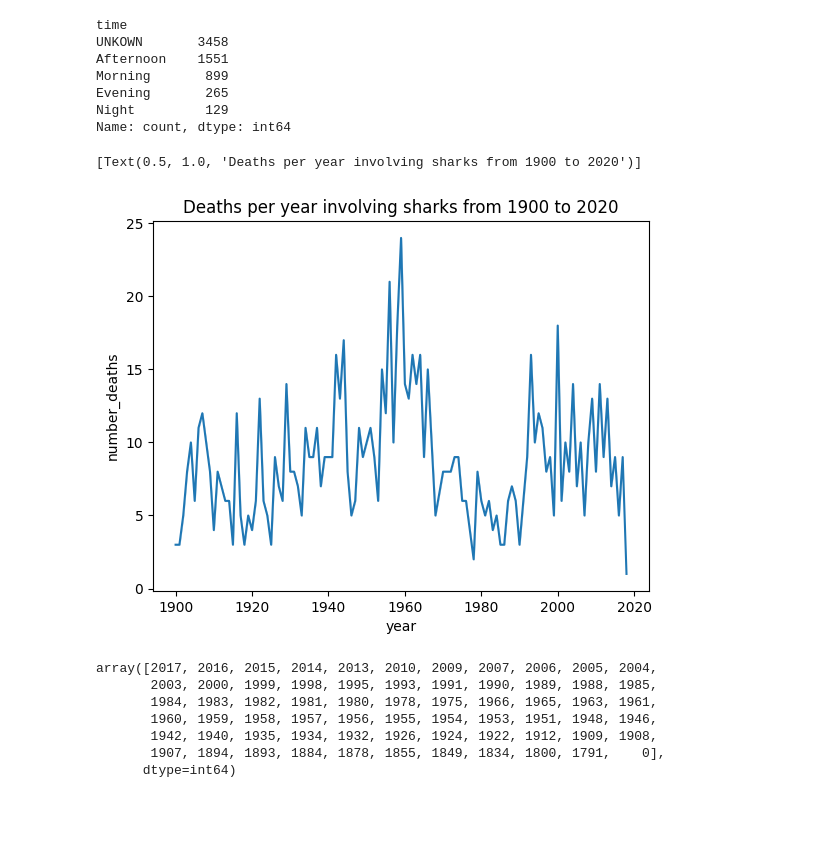
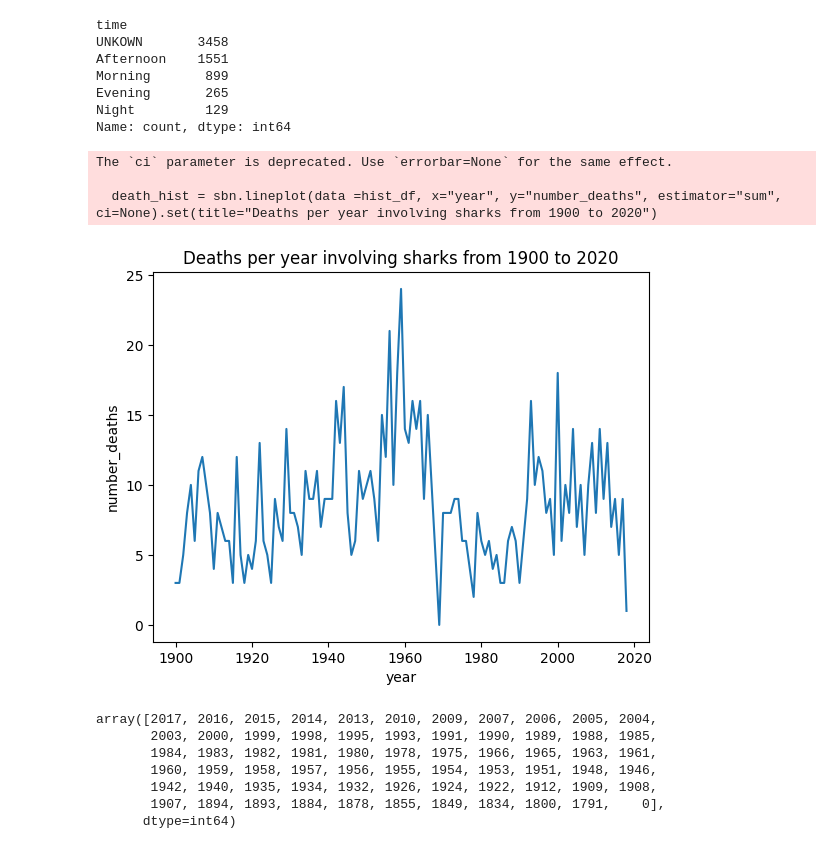
Before and after one commit to paulaRMachado/Jaws-EDA, a Jupyter notebook: JAWS.ipynb, the cells around one changed output. Drawn from its saved outputs; the diff is of its cells as text; code cells hidden in the pictures; blank space fills up the shorter version.

```diff
--- a/JAWS.ipynb
+++ b/JAWS.ipynb
@@ -291,10 +292,13 @@ Evening       265
 Night         129
 Name: count, dtype: int64
 # %%
-death_hist = sbn.lineplot(data =continent_death, x="year", y="number_deaths", estimator="sum").set(title="Deaths per year involving sharks from 1900 to 2020")
+death_hist = sbn.lineplot(data =hist_df, x="year", y="number_deaths", estimator="sum", ci=None).set(title="Deaths per year involving sharks from 1900 to 2020")
+mplot.savefig("images/history of death.png", dpi=100)
 # %% [output]
-[Text(0.5, 1.0, 'Deaths per year involving sharks from 1900 to 2020')]
+The `ci` parameter is deprecated. Use `errorbar=None` for the same effect.
+
+  death_hist = sbn.lineplot(data =hist_df, x="year", y="number_deaths", estimator="sum", ci=None).set(title="Deaths per year involving sharks from 1900 to 2020")
-[figure, old version]
+[figure, new version]
 # %%
 df_death_women.year.unique()
 # %% [output]
```
Also changed, not shown: parts of 2 cells of this notebook, 11 other files.
